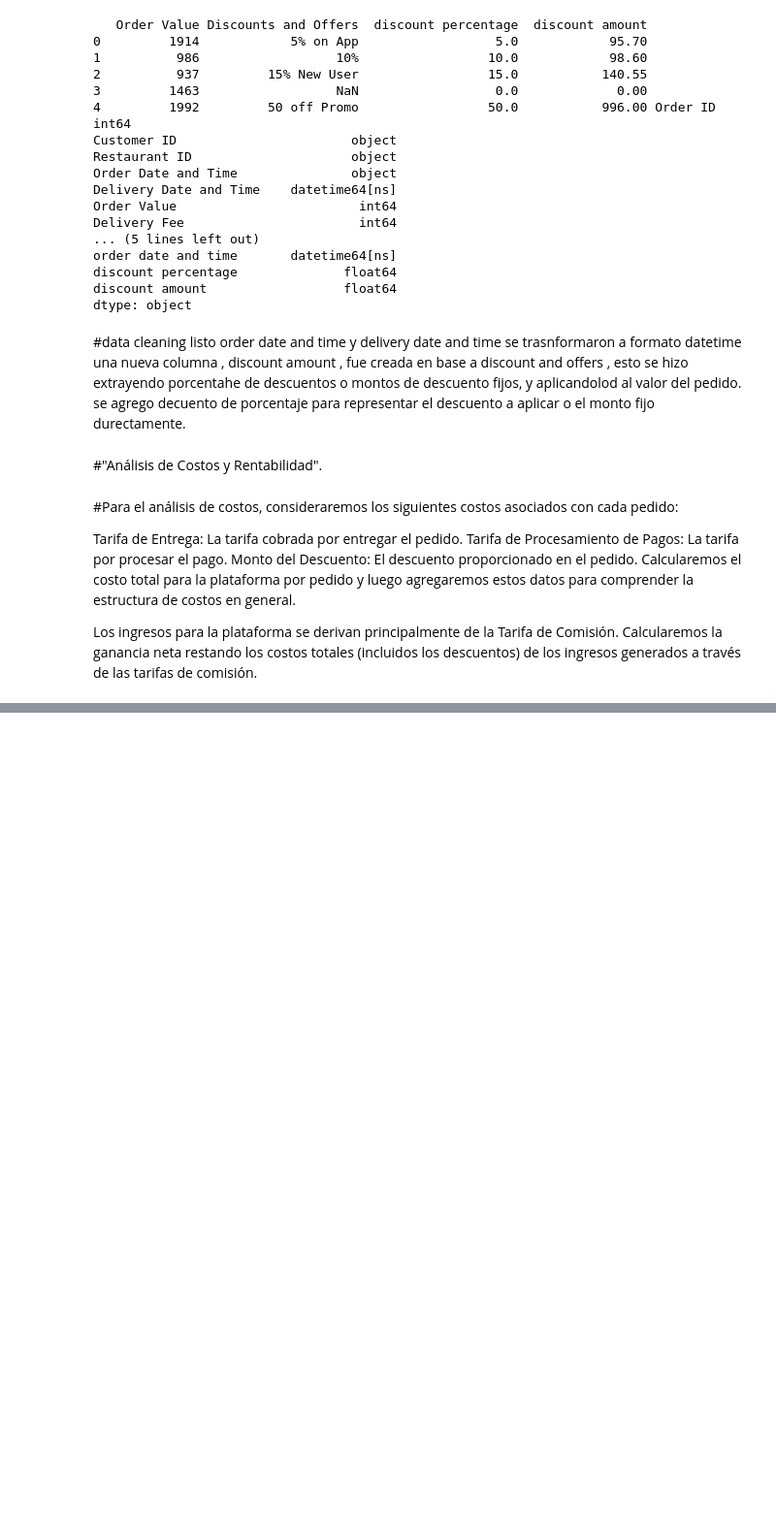
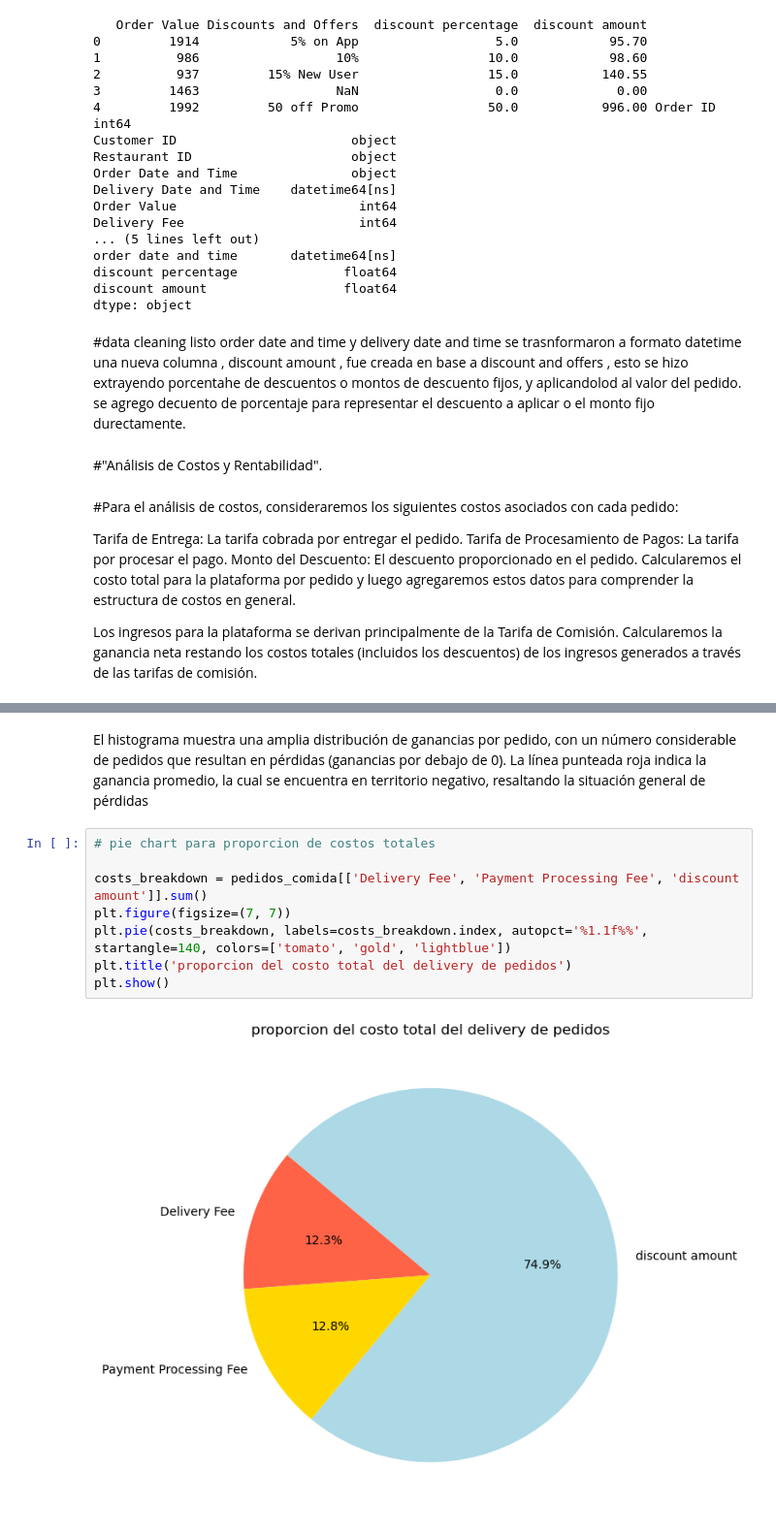
Before and after one commit to JulioPradenas/proyecto-delivery-comida, a Jupyter notebook: delivery comida.ipynb, the cells around one changed output, grey strips where cells are left out. Shown: that part at 97% size. Cells and saved outputs as stored; diff of their text form; blank space fills up the shorter version.

```diff
--- a/delivery comida.ipynb
+++ b/delivery comida.ipynb
@@ -142,0 +163,12 @@ print(overall_metrics)
+# %% [markdown]
+El histograma muestra una amplia distribución de ganancias por pedido, con un número considerable de pedidos que resultan en pérdidas (ganancias por debajo de 0). La línea punteada roja indica la ganancia promedio, la cual se encuentra en territorio negativo, resaltando la situación general de pérdidas
+# %%
+# pie chart para proporcion de costos totales
+
+costs_breakdown = pedidos_comida[['Delivery Fee', 'Payment Processing Fee', 'discount amount']].sum()
+plt.figure(figsize=(7, 7))
+plt.pie(costs_breakdown, labels=costs_breakdown.index, autopct='%1.1f%%', startangle=140, colors=['tomato', 'gold', 'lightblue'])
+plt.title('proporcion del costo total del delivery de pedidos')
+plt.show()
+# %% [output]
+[figure, added]
```
Also changed, not shown: parts of 7 cells of this notebook.
